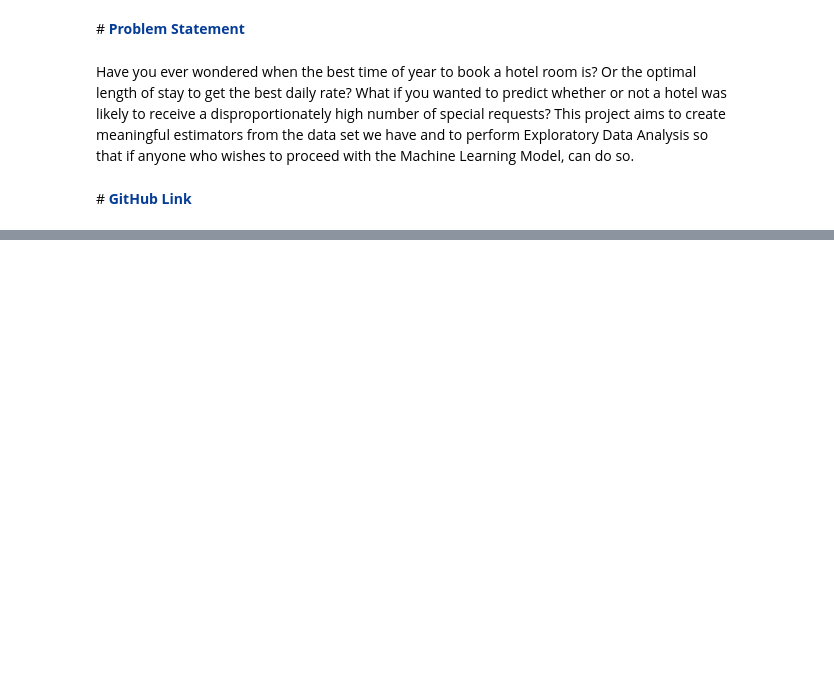
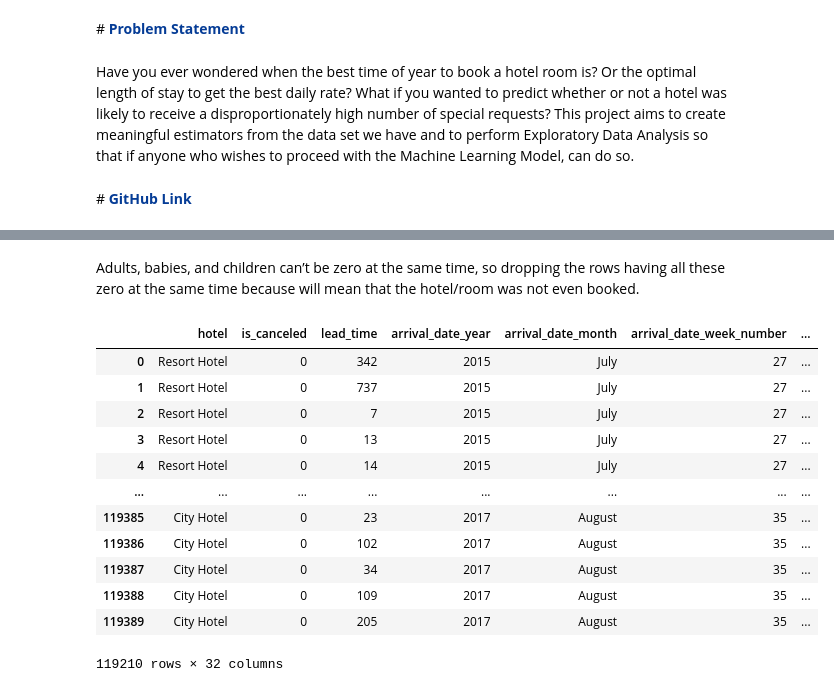
Before and after one commit to Naveen-King/EDA-Hotel-booking-Analysis, a Jupyter notebook: EDA_Hotel_booking_Analysis.ipynb, the cells around one changed output, grey strips where cells are left out. Saved outputs shown, nothing was run; the diff lists cells and outputs as text; code cells hidden in the pictures; blank space fills up the shorter version.

```diff
--- a/EDA_Hotel_booking_Analysis.ipynb
+++ b/EDA_Hotel_booking_Analysis.ipynb
@@ -18,0 +163,19 @@ Have you ever wondered when the best time of year to book a hotel room is? Or th
+# %% [markdown]
+Adults, babies, and children can’t be zero at the same time, so dropping the rows having all these zero at the same time because will mean that the hotel/room was not even booked.
+# %%
+filter = (hotel_raw_df.children == 0) & (hotel_raw_df.adults == 0) & (hotel_raw_df.babies == 0)
+hotel_raw_df[~filter]
+# %% [output]
+|  | hotel | is_canceled | lead_time | arrival_date_year | arrival_date_month | arrival_date_week_number | ... |
+| 0 | Resort Hotel | 0 | 342 | 2015 | July | 27 | ... |
+| 1 | Resort Hotel | 0 | 737 | 2015 | July | 27 | ... |
+| 2 | Resort Hotel | 0 | 7 | 2015 | July | 27 | ... |
+| 3 | Resort Hotel | 0 | 13 | 2015 | July | 27 | ... |
+| 4 | Resort Hotel | 0 | 14 | 2015 | July | 27 | ... |
+| ... | ... | ... | ... | ... | ... | ... | ... |
+| 119385 | City Hotel | 0 | 23 | 2017 | August | 35 | ... |
+| 119386 | City Hotel | 0 | 102 | 2017 | August | 35 | ... |
+| 119387 | City Hotel | 0 | 34 | 2017 | August | 35 | ... |
+| 119388 | City Hotel | 0 | 109 | 2017 | August | 35 | ... |
+| 119389 | City Hotel | 0 | 205 | 2017 | August | 35 | ... |
+119210 rows × 32 columns
```
Also changed, not shown: parts of 48 cells of this notebook.
